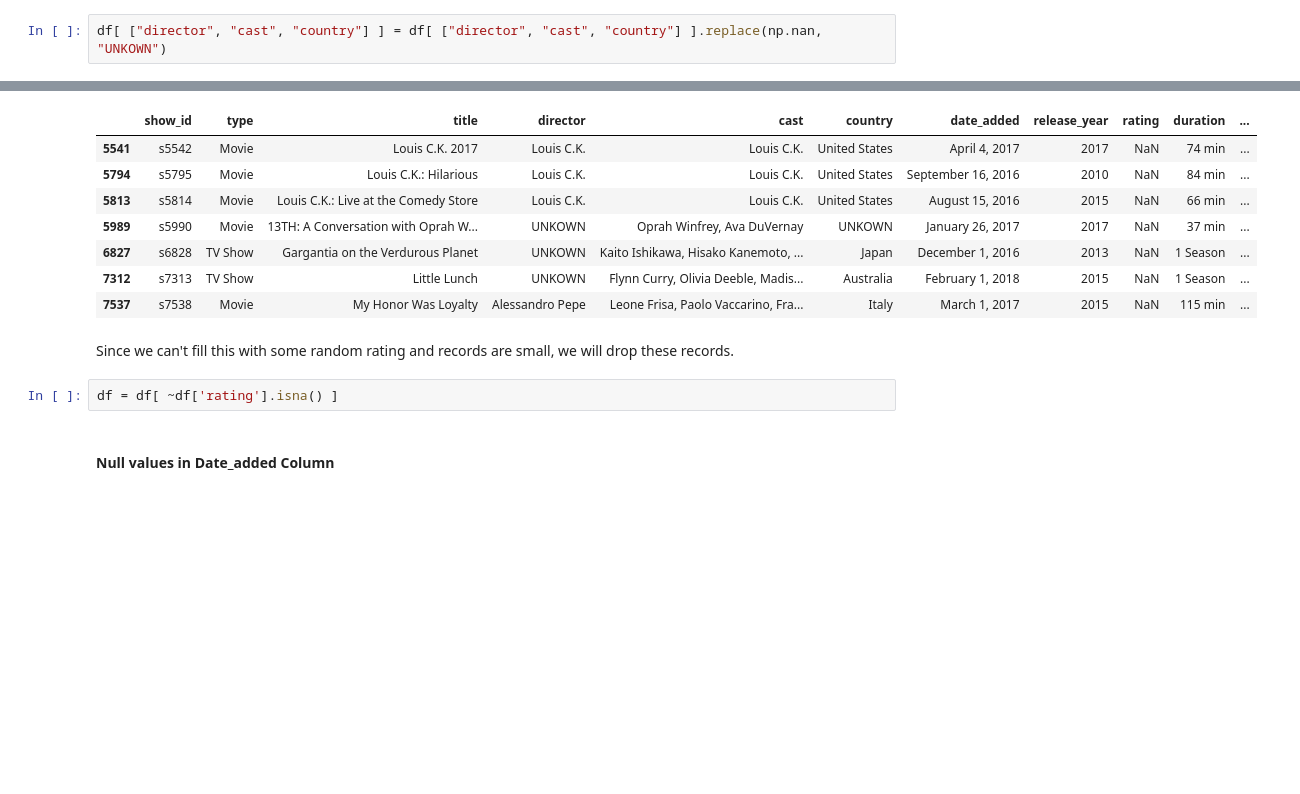
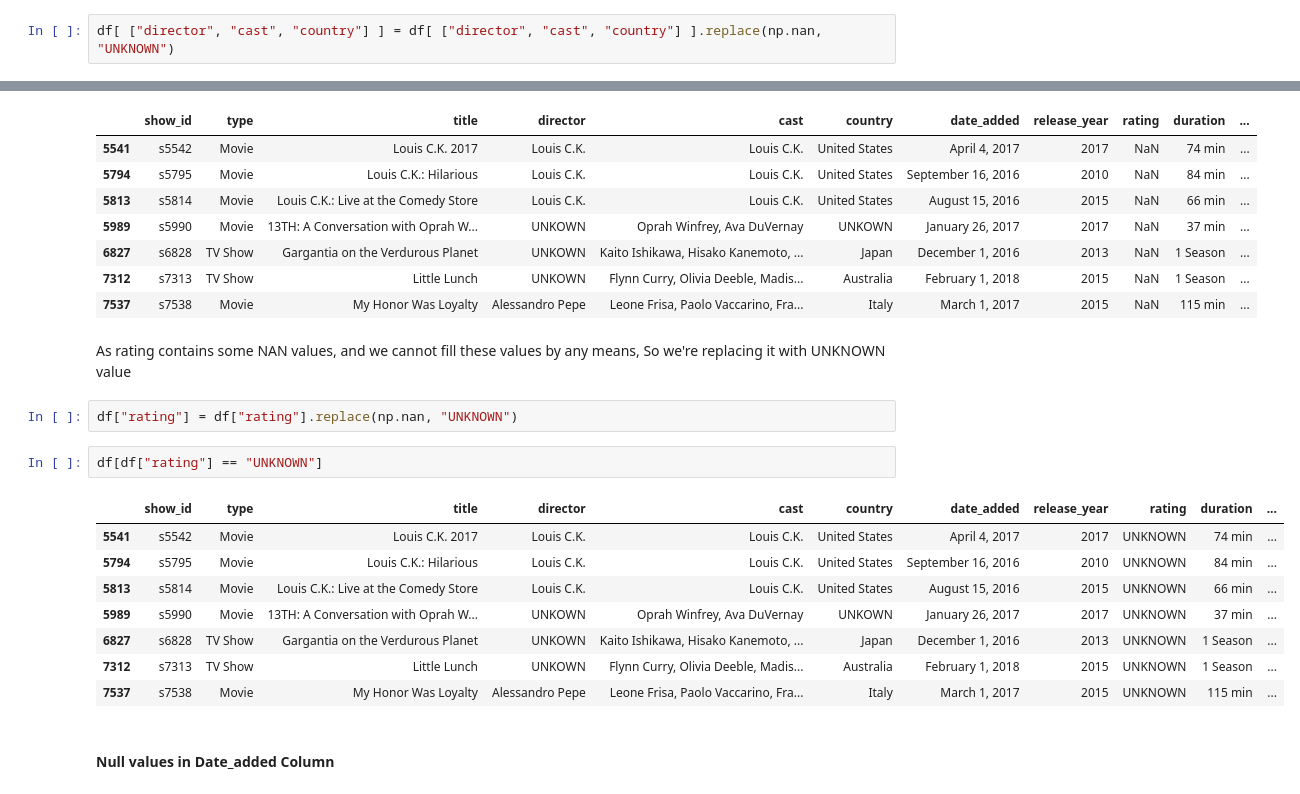
Before and after one commit to Ashar88/Netflix_shows_Analysis__EDA, a Jupyter notebook: Netflix_shows_movies.ipynb, the cells around one changed output, grey strips where cells are left out. Saved outputs shown, nothing was run; the diff lists cells and outputs as text; blank space fills up the shorter version.

```diff
--- a/Netflix_shows_movies.ipynb
+++ b/Netflix_shows_movies.ipynb
@@ -134,7 +134,7 @@ df.head()
 | 3 | s4 | TV Show | Jailbirds New Orleans | NaN | NaN | NaN | September 24, 2021 | 2021 | TV-MA | 1 Season | ... |
 | 4 | s5 | TV Show | Kota Factory | NaN | Mayur More, Jitendra Kumar, Ranja... | India | September 24, 2021 | 2021 | TV-MA | 2 Seasons | ... |
 # %%
-df[ ["director", "cast", "country"] ] = df[ ["director", "cast", "country"] ].replace(np.nan, "UNKOWN")
+df[ ["director", "cast", "country"] ] = df[ ["director", "cast", "country"] ].replace(np.nan, "UNKNOWN")
 # %%
 df.head()
 # %% [output]
@@ -230,9 +230,20 @@ df[mask]
 | 7312 | s7313 | TV Show | Little Lunch | UNKOWN | Flynn Curry, Olivia Deeble, Madis... | Australia | February 1, 2018 | 2015 | NaN | 1 Season | ... |
 | 7537 | s7538 | Movie | My Honor Was Loyalty | Alessandro Pepe | Leone Frisa, Paolo Vaccarino, Fra... | Italy | March 1, 2017 | 2015 | NaN | 115 min | ... |
 # %% [markdown]
-Since we can't fill this with some random rating and records are small, we will drop these records.
+As rating contains some NAN values, and we cannot fill these values by any means, So we're replacing it with UNKNOWN value
 # %%
-df = df[ ~df['rating'].isna() ]
+df["rating"] = df["rating"].replace(np.nan, "UNKNOWN")
+# %%
+df[df["rating"] == "UNKNOWN"]
+# %% [output]
+|  | show_id | type | title | director | cast | country | date_added | release_year | rating | duration | ... |
+| 5541 | s5542 | Movie | Louis C.K. 2017 | Louis C.K. | Louis C.K. | United States | April 4, 2017 | 2017 | UNKNOWN | 74 min | ... |
+| 5794 | s5795 | Movie | Louis C.K.: Hilarious | Louis C.K. | Louis C.K. | United States | September 16, 2016 | 2010 | UNKNOWN | 84 min | ... |
+| 5813 | s5814 | Movie | Louis C.K.: Live at the Comedy Store | Louis C.K. | Louis C.K. | United States | August 15, 2016 | 2015 | UNKNOWN | 66 min | ... |
+| 5989 | s5990 | Movie | 13TH: A Conversation with Oprah W... | UNKOWN | Oprah Winfrey, Ava DuVernay | UNKOWN | January 26, 2017 | 2017 | UNKNOWN | 37 min | ... |
+| 6827 | s6828 | TV Show | Gargantia on the Verdurous Planet | UNKOWN | Kaito Ishikawa, Hisako Kanemoto, ... | Japan | December 1, 2016 | 2013 | UNKNOWN | 1 Season | ... |
+| 7312 | s7313 | TV Show | Little Lunch | UNKOWN | Flynn Curry, Olivia Deeble, Madis... | Australia | February 1, 2018 | 2015 | UNKNOWN | 1 Season | ... |
+| 7537 | s7538 | Movie | My Honor Was Loyalty | Alessandro Pepe | Leone Frisa, Paolo Vaccarino, Fra... | Italy | March 1, 2017 | 2015 | UNKNOWN | 115 min | ... |
 # %% [markdown]
 #### Null values in Date_added Column
 # %%
```
Also changed, not shown: parts of 3 cells of this notebook.
